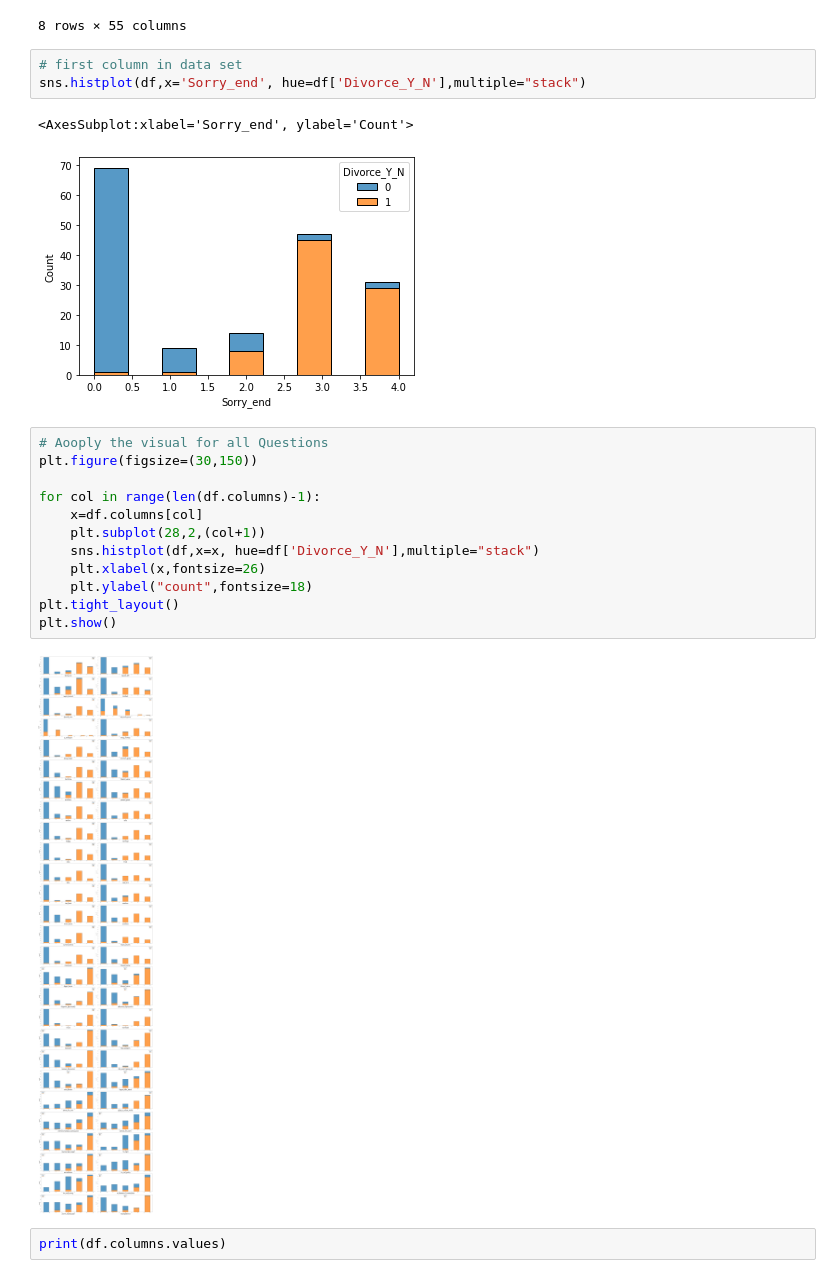
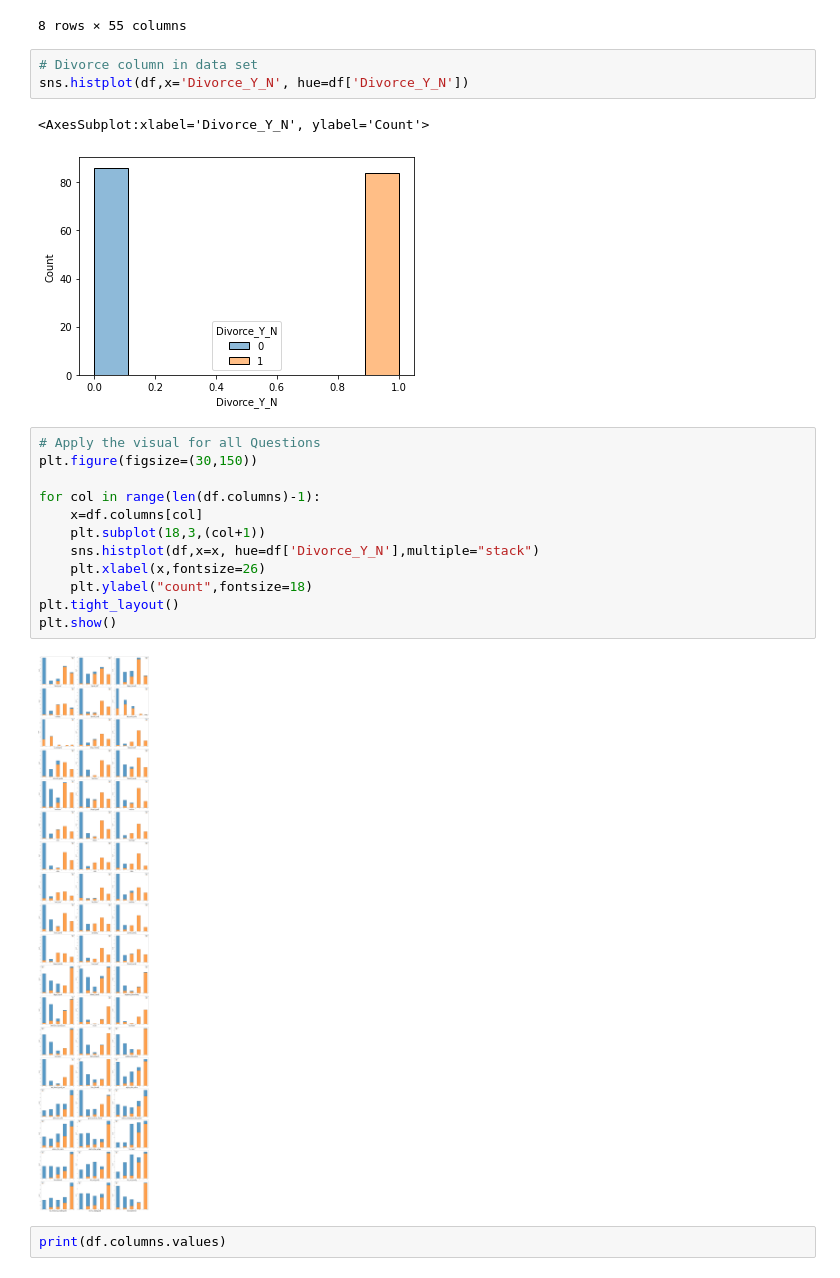
Before and after one commit to MaSOouD69/Divorce, a Jupyter notebook: Divorce Prediction.ipynb, the cells around one changed output. Cells and saved outputs as stored; diff of their text form.

```diff
--- a/Divorce Prediction.ipynb
+++ b/Divorce Prediction.ipynb
@@ -148,25 +146,25 @@ df.describe()
 | max | 4.000000 | 4.000000 | 4.000000 | 4.000000 | 4.000000 | 4.000000 | 4.000000 | ... |
 8 rows × 55 columns
 # %%
-# first column in data set
-sns.histplot(df,x='Sorry_end', hue=df['Divorce_Y_N'],multiple="stack")
+# Divorce column in data set
+sns.histplot(df,x='Divorce_Y_N', hue=df['Divorce_Y_N'])
 # %% [output]
-<AxesSubplot:xlabel='Sorry_end', ylabel='Count'>
+<AxesSubplot:xlabel='Divorce_Y_N', ylabel='Count'>
-[figure, old version]
+[figure, new version]
 # %%
-# Aooply the visual for all Questions
+# Apply the visual for all Questions
 plt.figure(figsize=(30,150))
 
 for col in range(len(df.columns)-1):
     x=df.columns[col]
-    plt.subplot(28,2,(col+1))
+    plt.subplot(18,3,(col+1))
     sns.histplot(df,x=x, hue=df['Divorce_Y_N'],multiple="stack")
     plt.xlabel(x,fontsize=26)
     plt.ylabel("count",fontsize=18)
 plt.tight_layout()
 plt.show()
 # %% [output]
-[figure, old version]
+[figure, new version]
 # %%
 print(df.columns.values)
 # %% [output]
```
Also changed, not shown: parts of 20 cells of this notebook.
